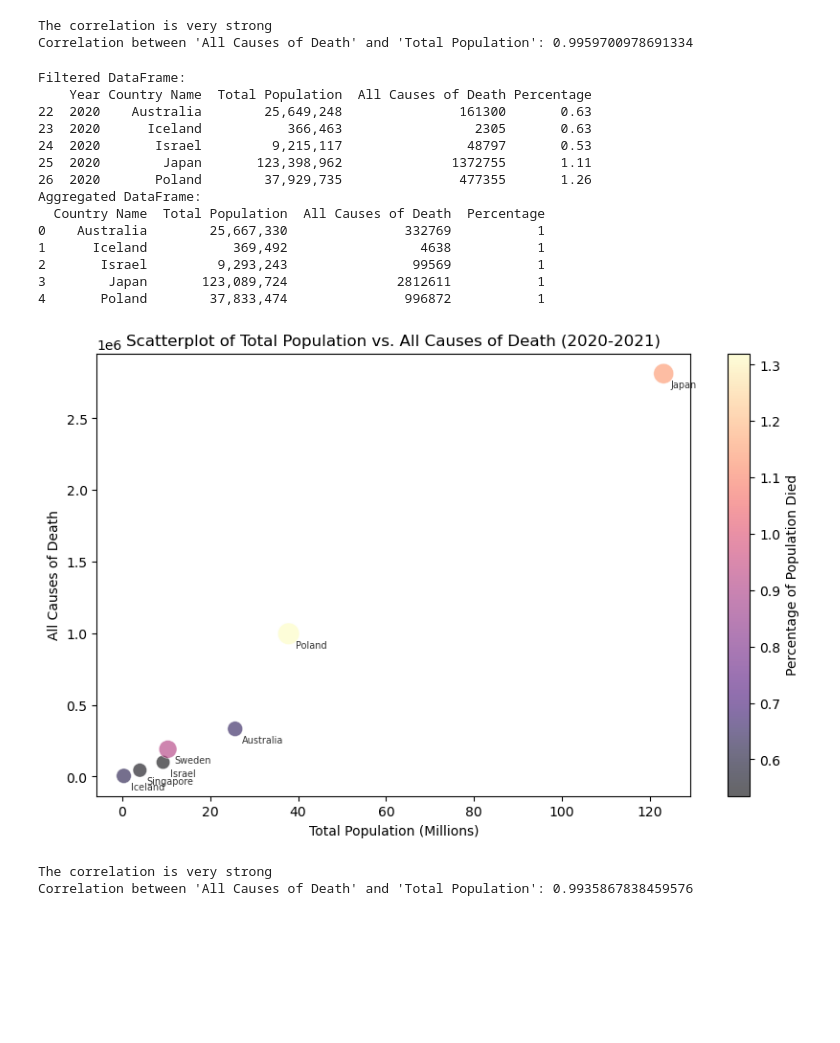
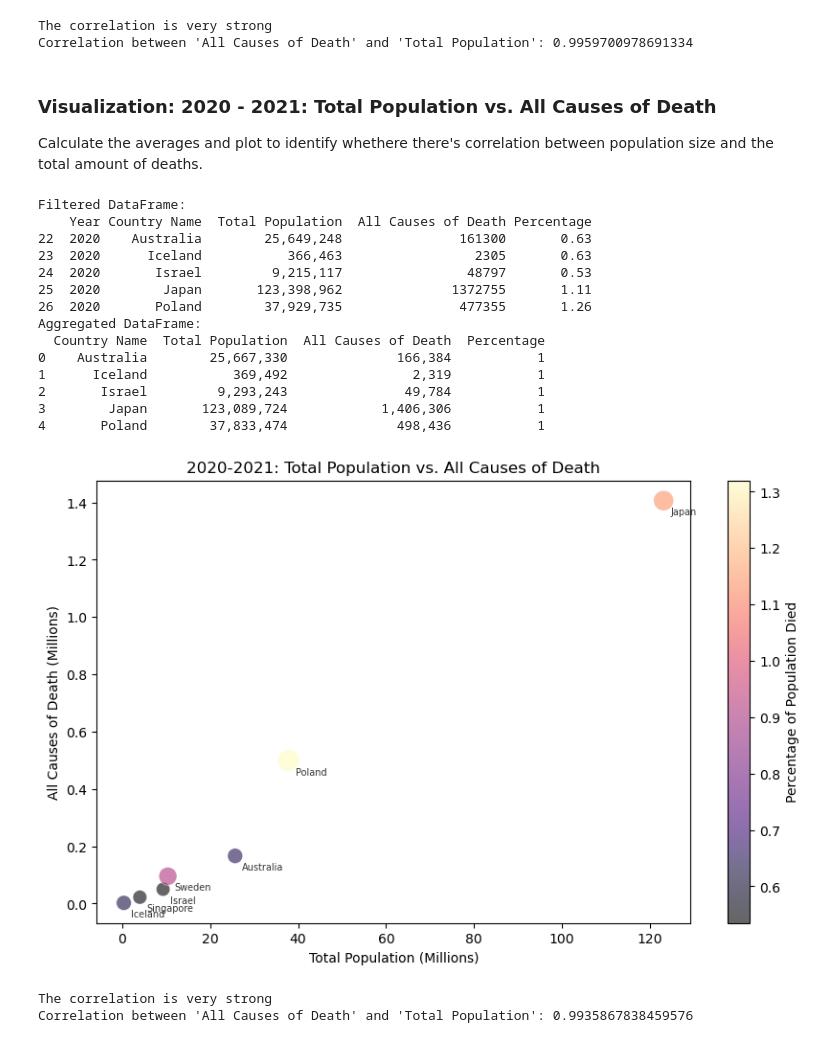
Before and after one commit to ShylaTatum/Group-Project-1, a Jupyter notebook: Findings/workbooks/jenn_visualization.ipynb, the cells around one changed output. Cells and saved outputs as stored; diff of their text form; code cells hidden in the pictures; blank space fills up the shorter version.

```diff
--- a/Findings/workbooks/jenn_visualization.ipynb
+++ b/Findings/workbooks/jenn_visualization.ipynb
@@ -519,6 +548,6 @@ plt.show()
 # %%
 # Filter the DataFrame to only include the years 2017-2019
-df_filtered_2020_2021 = df_merged[df_merged['Year'].between(2020, 2021)]
+df_filtered_2020_2021 = df_merged[df_merged['Year'].between(2017, 2019)]
 
 
 # Check if the required columns exist in the DataFrame
@@ -533,7 +562,7 @@ df_filter_brazil = df_merged[df_merged['Country Name'] != 'Brazil']
 # Group by 'Country Name' and aggregate the relevant columns
 df_aggregated_all_years = df_filter_brazil.groupby('Country Name').agg({
     'Total Population': lambda x: x.astype(float).mean(),
-    'All Causes of Death': lambda x: x.astype(int).sum(),
+    'All Causes of Death': lambda x: x.astype(int).mean(),
     'Percentage': lambda x: x.astype(float).mean()
 }).reset_index()
 
@@ -544,11 +573,11 @@ print(df_aggregated_all_years.head())
 # Extract the relevant columns from the aggregated DataFrame
 countries = df_aggregated_all_years['Country Name']
 total_population = df_aggregated_all_years['Total Population'] / 1_000_000  # Convert to millions
-all_causes_of_death = df_aggregated_all_years['All Causes of Death']
+all_causes_of_death = df_aggregated_all_years['All Causes of Death'] /1_000_000 # Convert to millions
 percentage = df_aggregated_all_years['Percentage']
 
 # Scale the percentage for bubble size
-bubble_size = percentage * 100 * 2  # Adjust the scaling factor as needed
+bubble_size = percentage * 100 * 2
 
 # Create the scatterplot
 plt.figure(figsize=(10, 6))
@@ -565,13 +594,23 @@ cbar = plt.colorbar(scatter)
 cbar.set_label('Percentage of Population Died')
 
 # Add titles and labels
-plt.title('Scatterplot of Total Population vs. All Causes of Death')
+plt.title('2017 - 2019: Total Population vs. All Causes of Death')
 plt.xlabel('Total Population (Millions)')
-plt.ylabel('All Causes of Death')
+plt.ylabel('All Causes of Death (Millions)')
 
-# Annotate each point with the country name
+# Annotate each point with the country name at the bottom right of the bubble
 for i, country in enumerate(countries):
-    plt.annotate(country, (total_population[i], all_causes_of_death[i]), fontsize=8, alpha=0.7)
+    plt.annotate(country,
+                 (total_population[i], all_causes_of_death[i]),
+                 xytext=(-10, 10),  # Offset position
+                 textcoords='offset points',
+                 fontsize=7,
+                 alpha=0.8,
+                 ha='left',  # Horizontal alignment
+                 va='top')   # Vertical alignment
+
+# Save the plot as an image file
+plt.savefig('../visualizations/population_vs_death_2017_2019.png', dpi=300, bbox_inches='tight')
 
 # Show the plot
 plt.show()
@@ -612,15 +629,12 @@ calculate_and_print_correlation(df_aggregated_all_years, 'All Causes of Death',
 # %% [output]
 The correlation is very strong
 Correlation between 'All Causes of Death' and 'Total Population': 0.9959700978691334
+# %% [markdown]
+### Visualization: 2020 - 2021: Total Population vs. All Causes of Death
+Calculate the averages and plot to identify whethere there's correlation between population size and the total amount of deaths.
 # %%
 # Filter the DataFrame to only include the years 2020-2021
 df_filtered_2020_2021 = df_merged[df_merged['Year'].between(2020, 2021)]
-
-# Check if the required columns exist in the filtered DataFrame
-required_columns = ['Year', 'Country Name', 'Total Population', 'All Causes of Death', 'Percentage']
-for col in required_columns:
-    if col not in df_filtered_2020_2021.columns:
-        raise ValueError(f"Column '{col}' not found in DataFrame")
 
 # Print the filtered DataFrame to check the raw data
 print("Filtered DataFrame:")
@@ -629,7 +643,7 @@ print(df_filtered_2020_2021.head())
 # Group by 'Country Name' and aggregate the relevant columns
 df_aggregated_2020_2021 = df_filtered_2020_2021.groupby('Country Name').agg({
     'Total Population': lambda x: x.astype(float).mean(),
-    'All Causes of Death': lambda x: x.astype(int).sum(),
+    'All Causes of Death': lambda x: x.astype(int).mean(),
     'Percentage': lambda x: x.astype(float).mean()
 }).reset_index()
 
@@ -640,7 +654,7 @@ print(df_aggregated_2020_2021.head())
 # Extract the relevant columns from the aggregated DataFrame
 countries = df_aggregated_2020_2021['Country Name']
 total_population = df_aggregated_2020_2021['Total Population'] / 1_000_000  # Convert to millions
-all_causes_of_death = df_aggregated_2020_2021['All Causes of Death']
+all_causes_of_death = df_aggregated_2020_2021['All Causes of Death'] / 1_000_000  # Convert to millions
 percentage = df_aggregated_2020_2021['Percentage']
 
 # Scale the percentage for bubble size and multiply by 2
@@ -657,41 +671,44 @@ cbar.set_label('Percentage of Population Died')
 # Set the x-axis formatter to ScalarFormatter and disable scientific notation
 plt.gca().xaxis.set_major_formatter(ScalarFormatter())
 plt.gca().ticklabel_format(style='plain', axis='x')
 
 # Add titles and labels
-plt.title('Scatterplot of Total Population vs. All Causes of Death (2020-2021)')
+plt.title('2020-2021: Total Population vs. All Causes of Death')
 plt.xlabel('Total Population (Millions)')
-plt.ylabel('All Causes of Death')
+plt.ylabel('All Causes of Death (Millions)')
 
 # Annotate each point with the country name at the bottom right of the bubble
 for i, country in enumerate(countries):
     plt.annotate(country,
                  (total_population[i], all_causes_of_death[i]),
                  xytext=(5, -5),  # Offset position
                  textcoords='offset points',
                  fontsize=7,
                  alpha=0.8,
                  ha='left',  # Horizontal alignment
                  va='top')   # Vertical alignment
 
+# Save the plot as an image file
+plt.savefig('../visualizations/population_vs_death_2020_2021.png', dpi=300, bbox_inches='tight')
+
 # Show the plot
 plt.show()
 # %% [output]
 Filtered DataFrame:
     Year Country Name  Total Population  All Causes of Death Percentage
 22  2020    Australia        25,649,248               161300       0.63
 23  2020      Iceland           366,463                 2305       0.63
 24  2020       Israel         9,215,117                48797       0.53
 25  2020        Japan       123,398,962              1372755       1.11
 26  2020       Poland        37,929,735               477355       1.26
 Aggregated DataFrame:
   Country Name  Total Population  All Causes of Death  Percentage
-0    Australia        25,667,330               332769           1
-1      Iceland           369,492                 4638           1
-2       Israel         9,293,243                99569           1
-3        Japan       123,089,724              2812611           1
-4       Poland        37,833,474               996872           1
+0    Australia        25,667,330              166,384           1
+1      Iceland           369,492                2,319           1
+2       Israel         9,293,243               49,784           1
+3        Japan       123,089,724            1,406,306           1
+4       Poland        37,833,474              498,436           1
-[figure, old version]
+[figure, new version]
 # %%
 # Calculate correlation for 2020-2021
 calculate_and_print_correlation(df_aggregated_2020_2021, 'All Causes of Death', 'Total Population')
```
Also changed, not shown: parts of 6 cells of this notebook, 4 other files.
